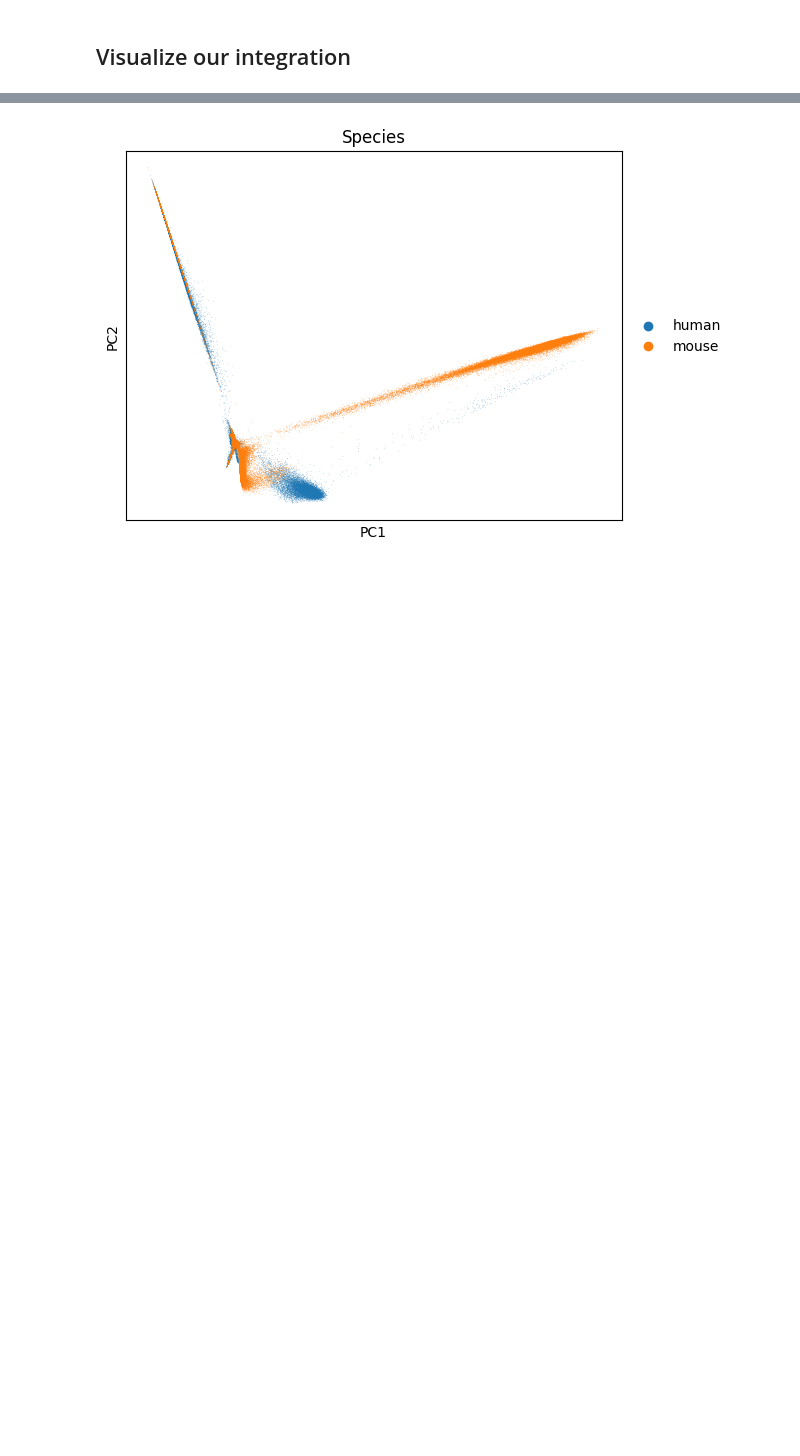
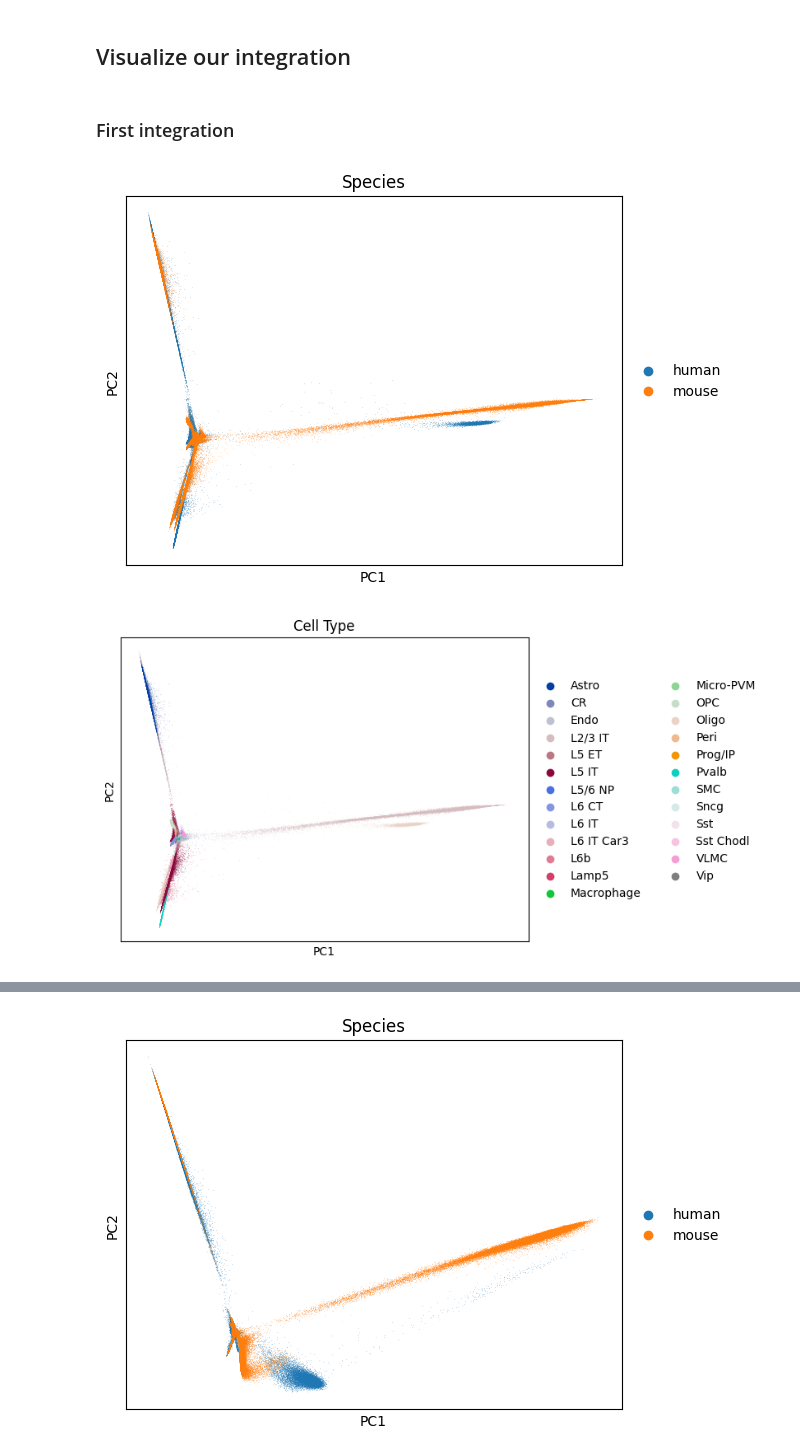
Before and after one commit to anaellle/CrossSpeciesIC, a Jupyter notebook: SATURN/Vignettes/frog_zebrafish_embryogenesis/training_human_mouse.ipynb, the cells around one changed output, grey strips where cells are left out. Drawn from its saved outputs; the diff is of its cells as text; code cells hidden in the pictures; blank space fills up the shorter version.

```diff
--- a/SATURN/Vignettes/frog_zebrafish_embryogenesis/training_human_mouse.ipynb
+++ b/SATURN/Vignettes/frog_zebrafish_embryogenesis/training_human_mouse.ipynb
@@ -196,3 +194,14 @@ AnnData object with n_obs × n_vars = 236271 × 256
     obsm: 'macrogenes'
 # %% [markdown]
 ## Visualize our integration
+# %% [markdown]
+### First integration
+# %%
+adata = sc.read("saturn_results/test256_data_human_mouse_org_saturn_seed_0.h5ad")
+# %%
+sc.pp.pca(adata)
+sc.pl.pca(adata, color="species", title="Species")
+sc.pl.pca(adata, color="labels2", title="Cell Type") # The original cell type names
+# %% [output]
+[figure, added]
+[figure, added]
```
Also changed, not shown: parts of 7 cells of this notebook, 5 other files.
